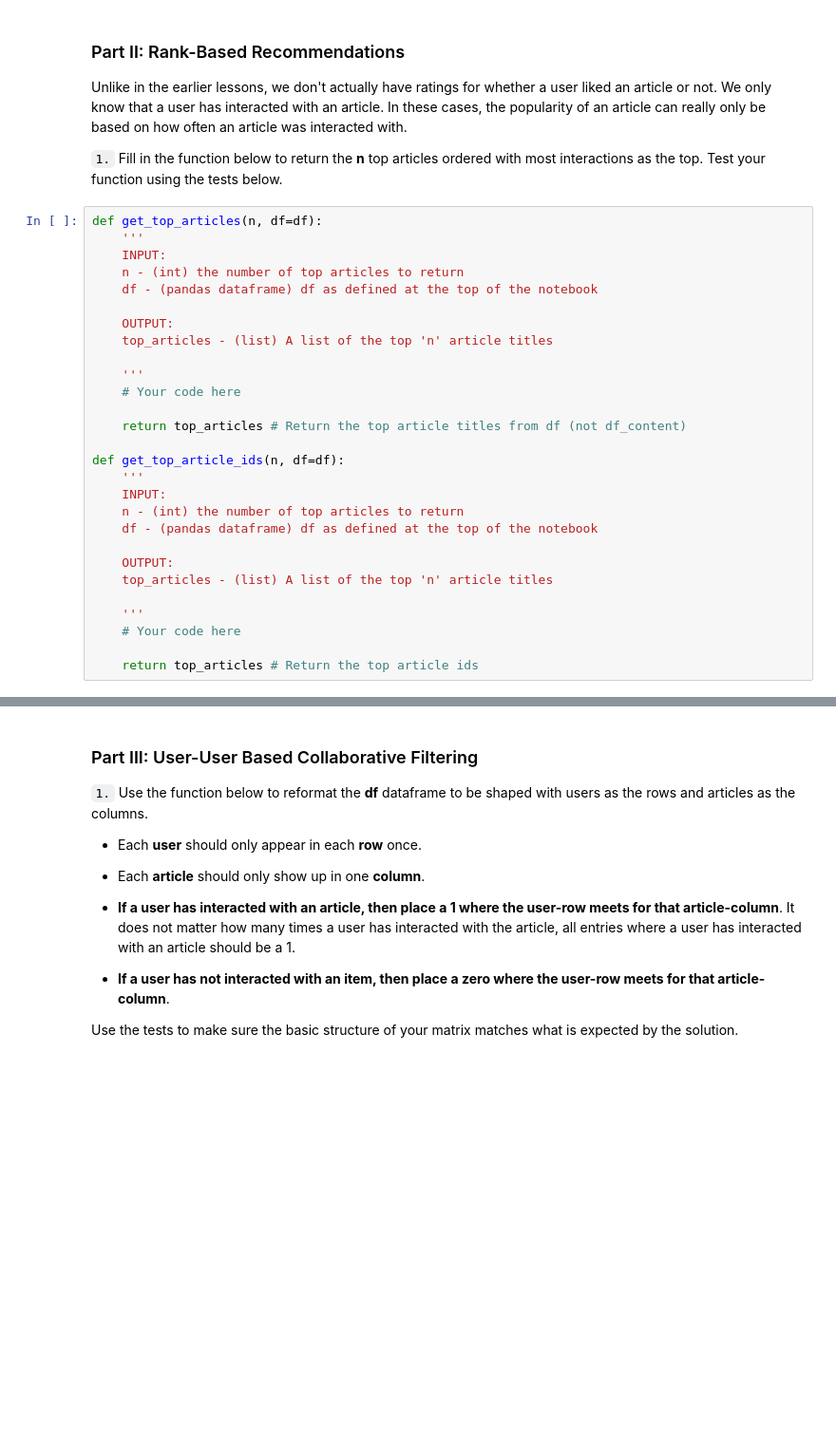
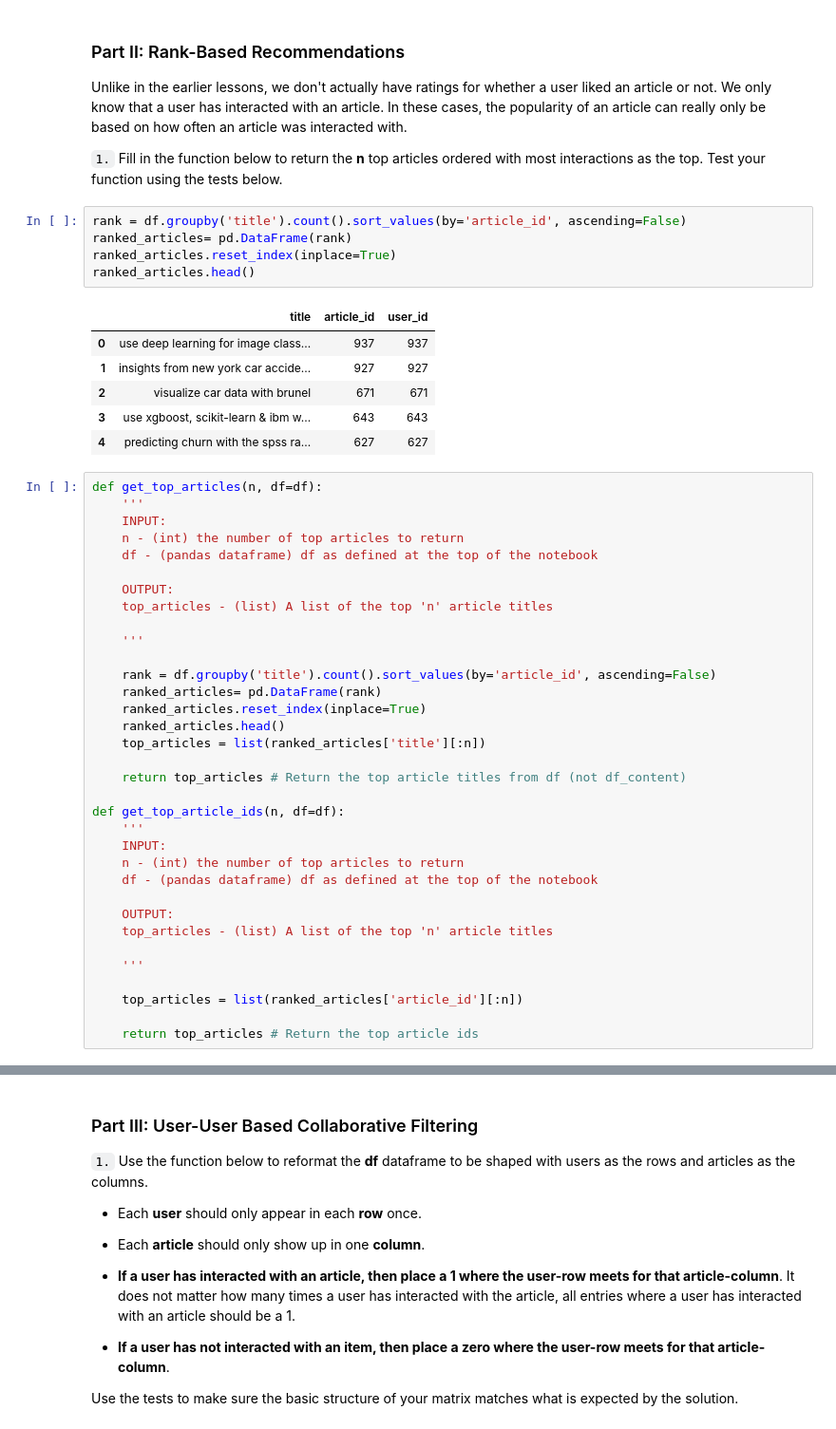
Before and after one commit to sal7-4/Recommendations-with-IBM, a Jupyter notebook: Recommendations_with_IBM.ipynb, the cells around one changed output, grey strips where cells are left out. Shown at 95% size. Cells and saved outputs as stored; diff of their text form; blank space fills up the shorter version.

```diff
--- a/Recommendations_with_IBM.ipynb
+++ b/Recommendations_with_IBM.ipynb
@@ -144,6 +208,18 @@ t.sol_1_test(sol_1_dict)
 Unlike in the earlier lessons, we don't actually have ratings for whether a user liked an article or not.  We only know that a user has interacted with an article.  In these cases, the popularity of an article can really only be based on how often an article was interacted with.
 
 `1.` Fill in the function below to return the **n** top articles ordered with most interactions as the top. Test your function using the tests below.
+# %%
+rank = df.groupby('title').count().sort_values(by='article_id', ascending=False)
+ranked_articles= pd.DataFrame(rank)
+ranked_articles.reset_index(inplace=True)
+ranked_articles.head()
+# %% [output]
+|  | title | article_id | user_id |
+| 0 | use deep learning for image class... | 937 | 937 |
+| 1 | insights from new york car accide... | 927 | 927 |
+| 2 | visualize car data with brunel | 671 | 671 |
+| 3 | use xgboost, scikit-learn & ibm w... | 643 | 643 |
+| 4 | predicting churn with the spss ra... | 627 | 627 |
 # %%
 def get_top_articles(n, df=df):
     '''
@@ -155,7 +231,12 @@ def get_top_articles(n, df=df):
     top_articles - (list) A list of the top 'n' article titles
 
     '''
-    # Your code here
+
+    rank = df.groupby('title').count().sort_values(by='article_id', ascending=False)
+    ranked_articles= pd.DataFrame(rank)
+    ranked_articles.reset_index(inplace=True)
+    ranked_articles.head()
+    top_articles = list(ranked_articles['title'][:n])
 
     return top_articles # Return the top article titles from df (not df_content)
 
@@ -169,7 +250,8 @@ def get_top_article_ids(n, df=df):
     top_articles - (list) A list of the top 'n' article titles
 
     '''
-    # Your code here
+
+    top_articles = list(ranked_articles['article_id'][:n])
 
     return top_articles # Return the top article ids
 # %%
```
Also changed, not shown: parts of 19 cells of this notebook.
